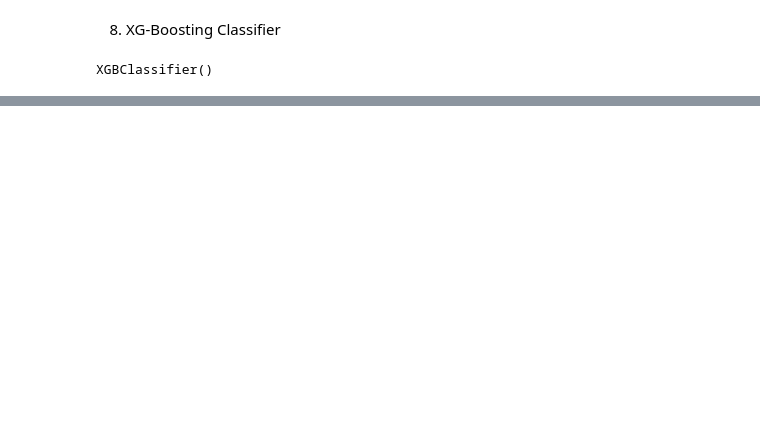
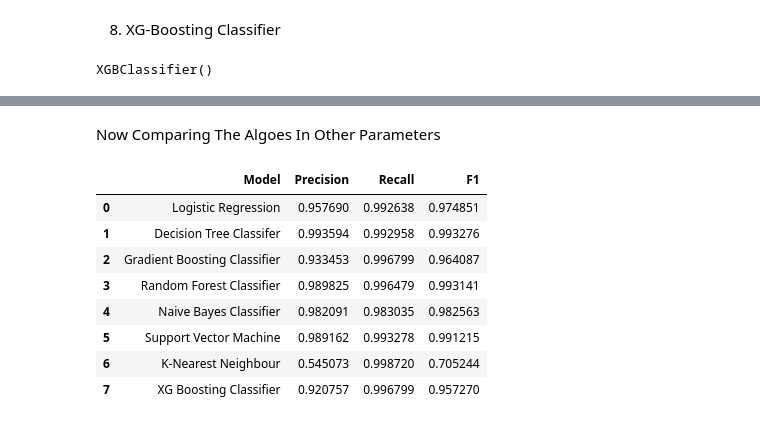
Before and after one commit to SUBHAM830/Fake-News-Detection, a Jupyter notebook: Fake_News_Detection_G22.ipynb, the cells around one changed output, grey strips where cells are left out. Drawn from its saved outputs; the diff is of its cells as text; code cells hidden in the pictures; blank space fills up the shorter version.

```diff
--- a/Fake_News_Detection_G22.ipynb
+++ b/Fake_News_Detection_G22.ipynb
@@ -358,0 +372,65 @@ Accuracy score of the test data :  0.953125
+# %% [markdown]
+Now Comparing The Algoes In Other Parameters
+# %%
+# Define a function to compute Precision, Recall and F1 score
+
+from sklearn.metrics import confusion_matrix
+
+def get_pre_rec_f1(model_name, model,x_test,y_test):
+    y_pred = model.predict(x_test)
+    tn, fp, fn, tp = confusion_matrix(y_test, y_pred).ravel()
+
+    precision = tp / (tp + fp)
+    recall = tp / (tp + fn)
+    F1 = 2 * (precision * recall) / (precision + recall)
+
+    return [model_name, precision, recall, F1]
+# %%
+   # Logistic Regression model performance on validation data:
+col_1 = get_pre_rec_f1("Logistic Regression", LR, X_test, Y_test)
+
+# Decision Tree Classifer model performance on validation data:
+col_2 = get_pre_rec_f1("Decision Tree Classifer", DT, X_test, Y_test)
+
+# Gradient Boosting Classifier model performance on validation data:
+col_3 = get_pre_rec_f1(" Gradient Boosting Classifier",GB, X_test, Y_test)
+
+
+
+# Random Forest Classifier model performance on validation data:
+col_4 = get_pre_rec_f1("Random Forest Classifier",RF, X_test, Y_test)
+
+# Naive Bayes Classifier model performance on validation data:
+col_5 = get_pre_rec_f1("Naive Bayes Classifier",NB, X_test, Y_test)
+
+# Support Vector Machine model performance on validation data:
+col_6 = get_pre_rec_f1("Support Vector Machine",SV, X_test, Y_test)
+
+# K-Nearest Neighbour model performance on validation data:
+col_7 = get_pre_rec_f1("K-Nearest Neighbour",KN, X_test, Y_test)
+
+# XG Boosting Classifier model performance on validation data:
+col_8 = get_pre_rec_f1("XG Boosting Classifier",XGB, X_test, Y_test)
+
+result = []
+result.append(col_1)
+result.append(col_2)
+result.append(col_3)
+result.append(col_4)
+result.append(col_5)
+result.append(col_6)
+result.append(col_7)
+result.append(col_8)
+
+
+pd.DataFrame(result, columns = ["Model", "Precision", "Recall", "F1"])
+# %% [output]
+|  | Model | Precision | Recall | F1 |
+| 0 | Logistic Regression | 0.957690 | 0.992638 | 0.974851 |
+| 1 | Decision Tree Classifer | 0.993594 | 0.992958 | 0.993276 |
+| 2 | Gradient Boosting Classifier | 0.933453 | 0.996799 | 0.964087 |
+| 3 | Random Forest Classifier | 0.989825 | 0.996479 | 0.993141 |
+| 4 | Naive Bayes Classifier | 0.982091 | 0.983035 | 0.982563 |
+| 5 | Support Vector Machine | 0.989162 | 0.993278 | 0.991215 |
+| 6 | K-Nearest Neighbour | 0.545073 | 0.998720 | 0.705244 |
+| 7 | XG Boosting Classifier | 0.920757 | 0.996799 | 0.957270 |
```
Also changed, not shown: parts of 67 cells of this notebook.
